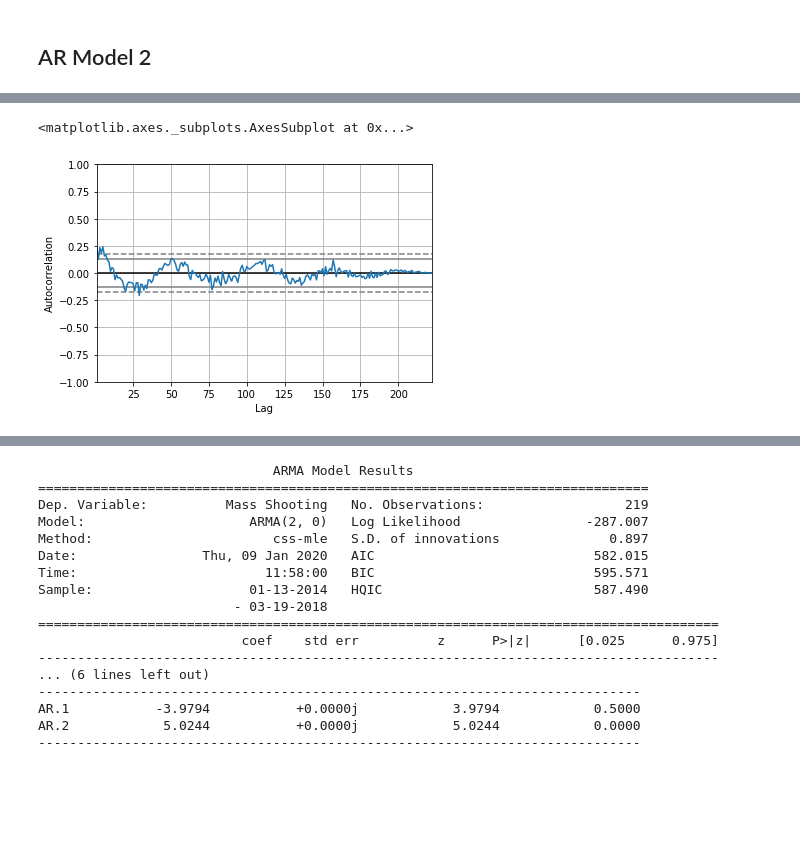
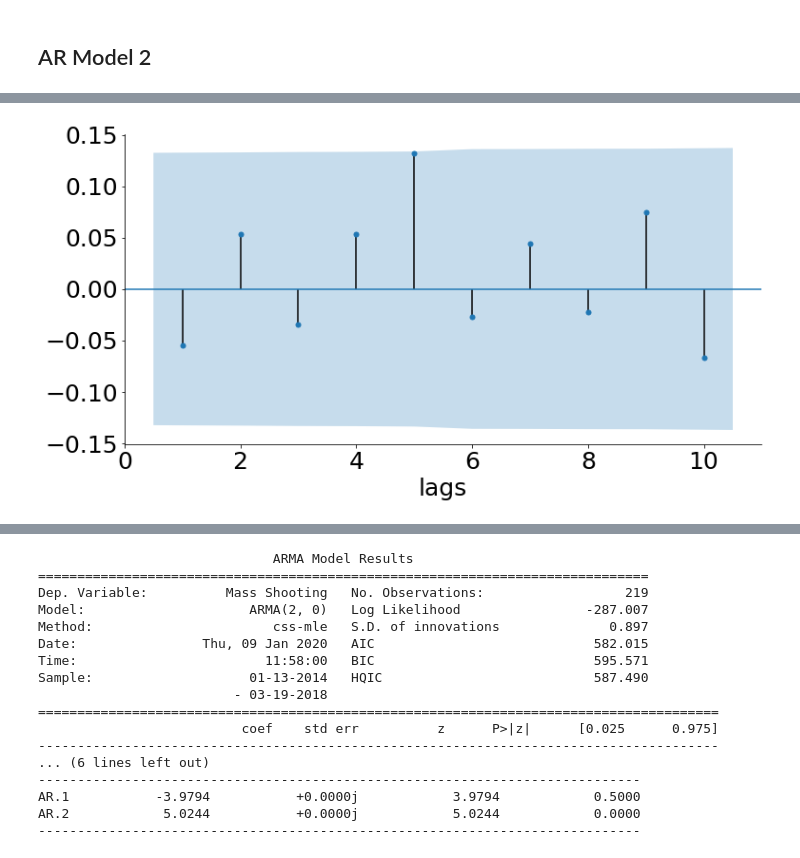
Before and after one commit to annabeck/Gun_Violence_E19, a Jupyter notebook: 08 Spatial Analysis.ipynb, the cells around one changed output, grey strips where cells are left out. Drawn from its saved outputs; the diff is of its cells as text; code cells hidden in the pictures; blank space fills up the shorter version.

```diff
--- a/08 Spatial Analysis.ipynb
+++ b/08 Spatial Analysis.ipynb
@@ -511,5 +502,16 @@ autocorrelation_plot(NE_week)
-# %%
-autocorrelation_plot(MA_week)
-# %% [output]
-<matplotlib.axes._subplots.AxesSubplot at 0x...>
-[figure, removed]
+# %%
+fig, ax = plt.subplots(1, figsize=(12, 6))
+
+auto_c = plot_acf(cali_week, lags = 10, zero=False, title='', ax=ax)
+ax.spines['right'].set_visible(False)
+ax.spines['top'].set_visible(False)
+plt.ylabel('', fontsize = 25);
+plt.yticks(fontsize = 25);
+plt.xlabel('lags', fontsize = 25);
+plt.xticks(fontsize = 25);
+
+
+os.chdir('/Users/josefinebjornholm/Documents/GitHub/Gun_Violence_E19/Figures')
+auto_c.savefig("auto_c.pdf", bbox_inches='tight')
+# %% [output]
+[figure, added]
```
Also changed, not shown: parts of 7 cells of this notebook, 3 other files.
